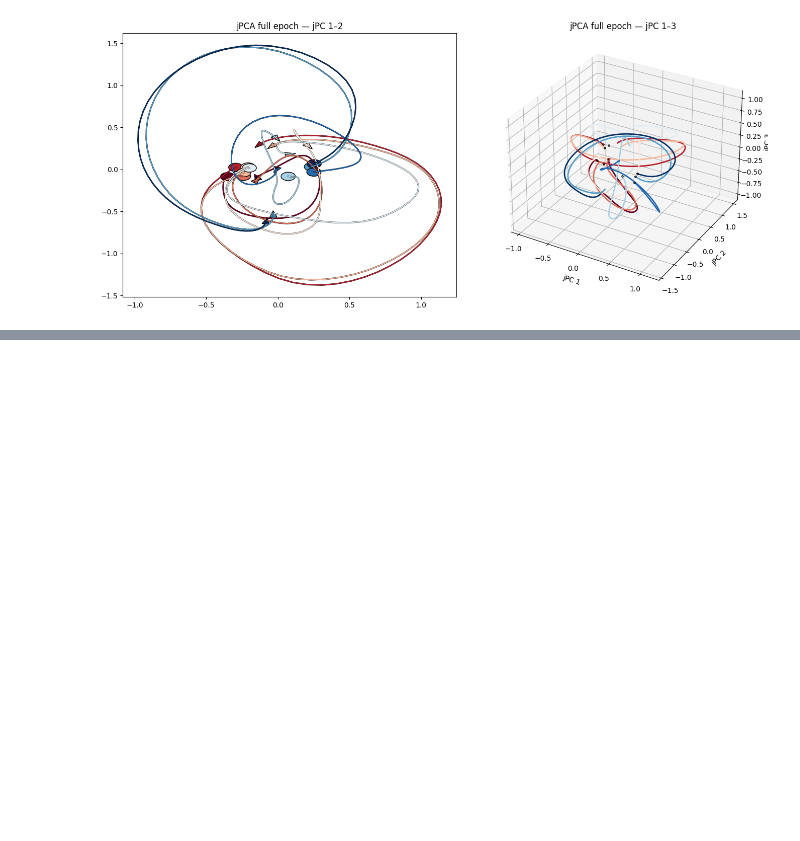
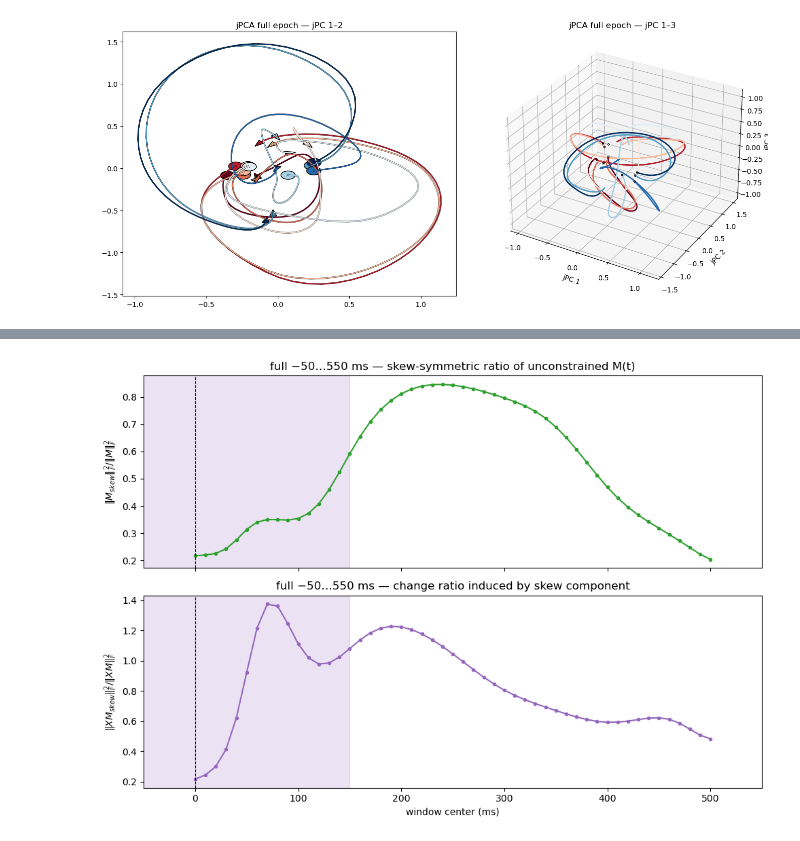
Before and after one commit to Yishu-Li/Time-varyingND, a Jupyter notebook: report.ipynb, the cells around one changed output, grey strips where cells are left out. Cells and saved outputs as stored; diff of their text form; code cells hidden in the pictures; blank space fills up the shorter version.

```diff
--- a/report.ipynb
+++ b/report.ipynb
@@ -627,0 +509,45 @@ full epoch: T=61 bins, 0 window fits (skew_sym_regress)
+# %%
+ratios = []
+ratios_xm = []
+centers_local = []
+
+for center_bin, center_ms, M_win in trajectory_full_unconstrained:
+    M_skew_win = 0.5 * (M_win - M_win.T) # Use XM for this
+
+    # Existing ratio: matrix-level skew part over full matrix.
+    den_M = np.linalg.norm(M_win, ord="fro") ** 2
+    num_M = np.linalg.norm(M_skew_win, ord="fro") ** 2
+    ratios.append(num_M / den_M if den_M > 0 else np.nan)
+
+    # New ratio: induced change magnitude ratio ||X M_skew||_F^2 / ||X M||_F^2.
+    bins = bins_for_window(center_bin, WINDOW_LEN_BINS_FULL, len(times_full))
+    X_w, _ = stack_XY_in_window(data_list_full, bins)
+    XM = X_w @ M_win
+    XM_skew = X_w @ M_skew_win
+    den_XM = np.linalg.norm(XM, ord="fro") ** 2
+    num_XM = np.linalg.norm(XM_skew, ord="fro") ** 2
+    ratios_xm.append(num_XM / den_XM if den_XM > 0 else np.nan)
+
+    centers_local.append(center_ms)
+
+fig, axes = plt.subplots(2, 1, figsize=(10, 7), sharex=True)
+
+axes[0].plot(centers_local, ratios, "-o", ms=3, color="C2")
+axes[0].axvspan(-50, 150, alpha=0.18, color="tab:purple", zorder=0)
+axes[0].axvline(0, color="k", ls="--", lw=0.8, zorder=2)
+axes[0].set_ylabel(r"$\|M_{skew}\|_F^2 / \|M\|_F^2$")
+axes[0].set_title("full −50…550 ms — skew-symmetric ratio of unconstrained M(t)")
+axes[0].set_xlim(-50, 550)
+
+axes[1].plot(centers_local, ratios_xm, "-o", ms=3, color="C4")
+axes[1].axvspan(-50, 150, alpha=0.18, color="tab:purple", zorder=0)
+axes[1].axvline(0, color="k", ls="--", lw=0.8, zorder=2)
+axes[1].set_xlabel("window center (ms)")
+axes[1].set_ylabel(r"$\|X M_{skew}\|_F^2 / \|X M\|_F^2$")
+axes[1].set_title("full −50…550 ms — change ratio induced by skew component")
+axes[1].set_xlim(-50, 550)
+
+plt.tight_layout()
+plt.show()
+# %% [output]
+[figure, added]
```
Also changed, not shown: parts of 28 cells of this notebook, 2 other files.
